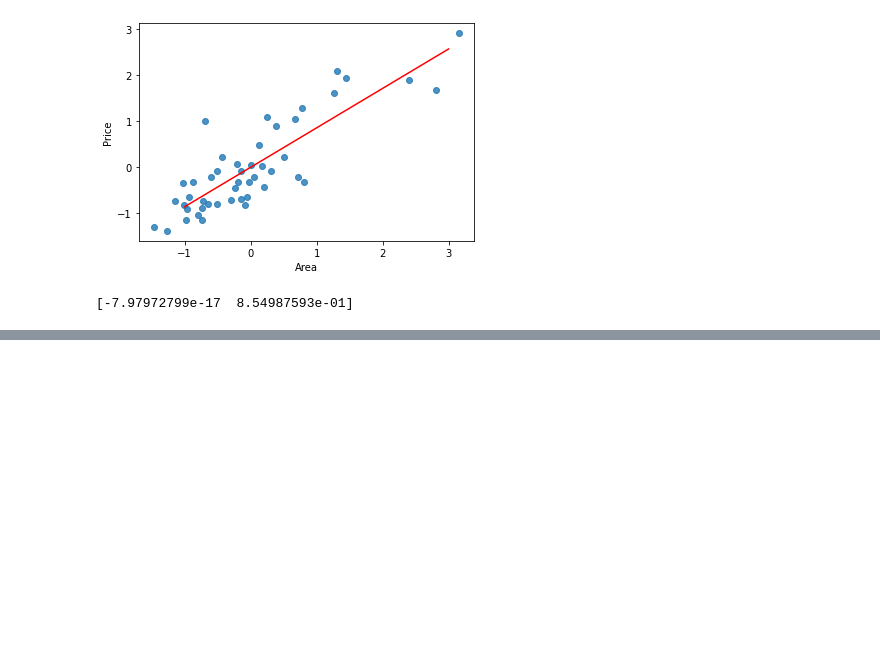
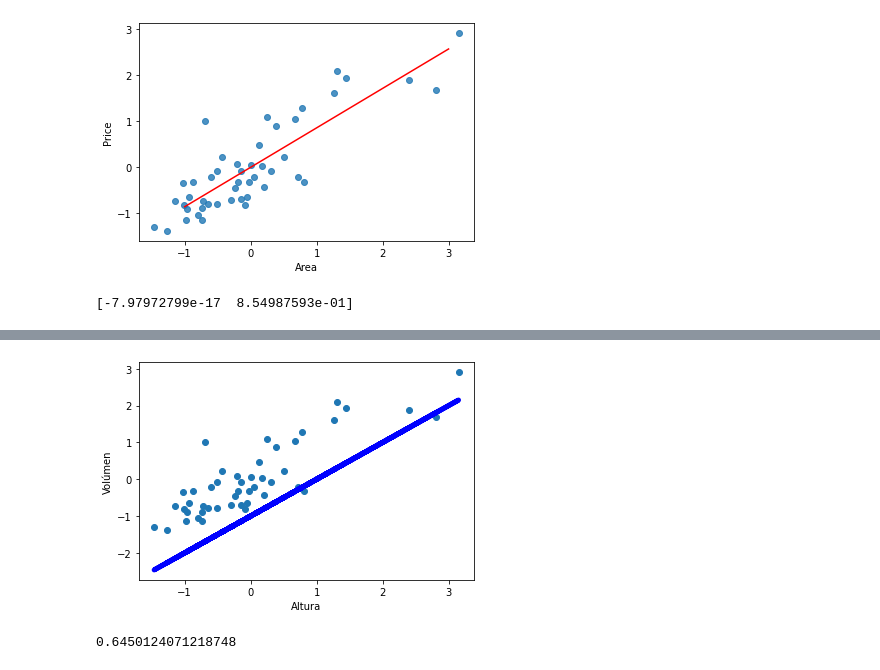
Before and after one commit to Leonardob29/Actividades_Diplomado, a Jupyter notebook: Regresion_Lineal/Regresion_Lineal.ipynb, the cells around one changed output, grey strips where cells are left out. Drawn from its saved outputs; the diff is of its cells as text; code cells hidden in the pictures; blank space fills up the shorter version.

```diff
--- a/Regresion_Lineal/Regresion_Lineal.ipynb
+++ b/Regresion_Lineal/Regresion_Lineal.ipynb
@@ -135,0 +153,28 @@ print(B)
+# %%
+# Crear matriz expandida de X
+n_samples = z_x.shape[0]
+X_ = np.array([np.ones(n_samples), z_x]).T
+# %%
+beta_0 = np.array([-1,1])
+def myLR(beta, x):
+    return np.dot(beta, x.T)
+
+# scatter plot
+plt.scatter(z_x, z_y)
+
+# Plot the linear regression
+plt.plot(X_[:, 1], myLR(beta_0, X_), 'b', lw=5)
+plt.xlabel('Altura')
+plt.ylabel('Volúmen')
+plt.show()
+# %% [output]
+[figure, added]
+# %%
+# Cost function
+def costFun(beta, x, y):
+    n = len(y)
+    return (1 / (2*n)*(myLR(beta,x) - y) ** 2).sum()
+
+costFun(beta_0, X_, z_y)
+# %% [output]
+0.6450124071218748
```
Also changed, not shown: parts of 12 cells of this notebook.
